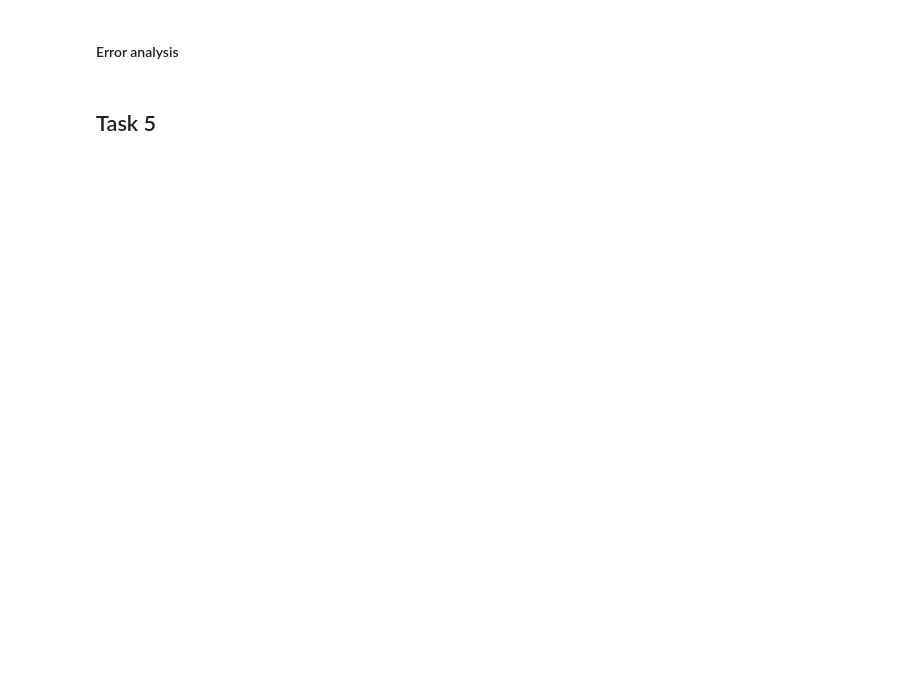
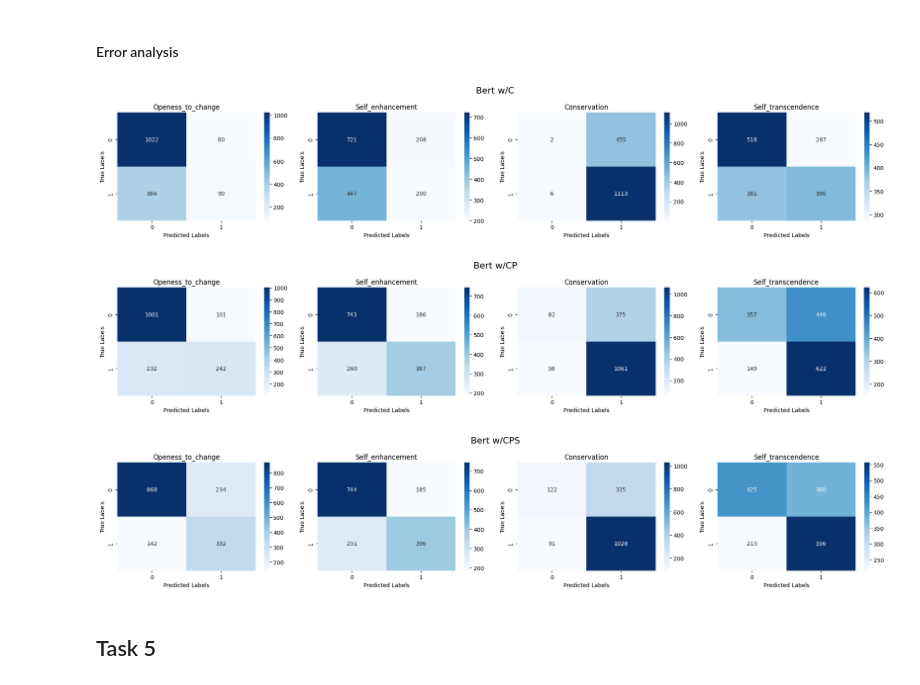
Before and after one commit to GianM0027/NLP_homework_2, a Jupyter notebook: main_notebook.ipynb, the cells around one changed output. Saved outputs shown, nothing was run; the diff lists cells and outputs as text; code cells hidden in the pictures; blank space fills up the shorter version.

```diff
--- a/main_notebook.ipynb
+++ b/main_notebook.ipynb
@@ -224,10 +236,6 @@ if RUN_RANDOM_CLF:
 
     # Make predictions on the test set
     predicted_labels = random_classifier.predict(test_arg_df)
-
-    # Accuracy of the Random Classifier
-    accuracy = accuracy_score(test_labels_df, predicted_labels)
-    print(f'Accuracy of the model over all the classes: {accuracy}\n')
 
     # F1 scores on the different labels singularly taken
     f1_scorer = F1_Score_Multi_Labels(name='F1_macro_avg', num_labels=N_LABELS, num_classes=N_CLASSES, compute_mean=False)
@@ -726,21 +707,20 @@ else:
 # %%
 f1_scorer = F1_Score_Multi_Labels(name='F1_macro_avg', num_labels=N_LABELS, num_classes=N_CLASSES, compute_mean=False)
 
-bert_1_predicted_labels = bert1.predict(dataloaders['roberta-base']['C']['val'])
-bert_2_predicted_labels = bert2.predict(dataloaders['roberta-base']['CP']['val'])
-bert_3_predicted_labels = bert3.predict(dataloaders['roberta-base']['CPS']['val'])
+bert_1_predicted_labels = bert1.predict(dataloaders['roberta-base']['C']['test'])
+bert_2_predicted_labels = bert2.predict(dataloaders['roberta-base']['CP']['test'])
+bert_3_predicted_labels = bert3.predict(dataloaders['roberta-base']['CPS']['test'])
 
 #F1 scores for each class
-f1_scores_bert_1 = f1_scorer(torch.tensor(val_labels_df.values.tolist()), bert_1_predicted_labels)
-f1_scores_bert_2 = f1_scorer(torch.tensor(val_labels_df.values.tolist()), bert_2_predicted_labels)
-f1_scores_bert_3 = f1_scorer(torch.tensor(val_labels_df.values.tolist()), bert_3_predicted_labels)
-
-f1_scorer.set_mode(compute_mean=True)
+f1_scores_bert_1 = f1_scorer(torch.tensor(test_labels_df.values), bert_1_predicted_labels)
+f1_scores_bert_2 = f1_scorer(torch.tensor(test_labels_df.values), bert_2_predicted_labels)
+f1_scores_bert_3 = f1_scorer(torch.tensor(test_labels_df.values), bert_3_predicted_labels)
 
 # AVG F1 scores
-f1_avg_bert_1 = f1_scorer(torch.tensor(val_labels_df.values.tolist()), bert_1_predicted_labels)
-f1_avg_bert_2 = f1_scorer(torch.tensor(val_labels_df.values.tolist()), bert_2_predicted_labels)
-f1_avg_bert_3 = f1_scorer(torch.tensor(val_labels_df.values.tolist()), bert_3_predicted_labels)
+f1_scorer.set_mode(compute_mean=True)
+f1_avg_bert_1 = f1_scorer(torch.tensor(test_labels_df.values), bert_1_predicted_labels)
+f1_avg_bert_2 = f1_scorer(torch.tensor(test_labels_df.values), bert_2_predicted_labels)
+f1_avg_bert_3 = f1_scorer(torch.tensor(test_labels_df.values), bert_3_predicted_labels)
 # %% [markdown]
 #### Visualizing our results
 # %%
@@ -756,6 +750,12 @@ print(table)
 # %% [markdown]
 #### Error analysis
 # %%
-## todo add confusion matrix code
+plot_confusion_matrices(bert_1_predicted_labels, torch.tensor(test_labels_df.values), title='Bert w/C')
+plot_confusion_matrices(bert_2_predicted_labels, torch.tensor(test_labels_df.values), title='Bert w/CP')
+plot_confusion_matrices(bert_3_predicted_labels, torch.tensor(test_labels_df.values), title='Bert w/CPS')
+# %% [output]
+[figure, added]
+[figure, added]
+[figure, added]
 # %% [markdown]
 ## Task 5
```
Also changed, not shown: parts of 28 cells of this notebook, 6 other files.
